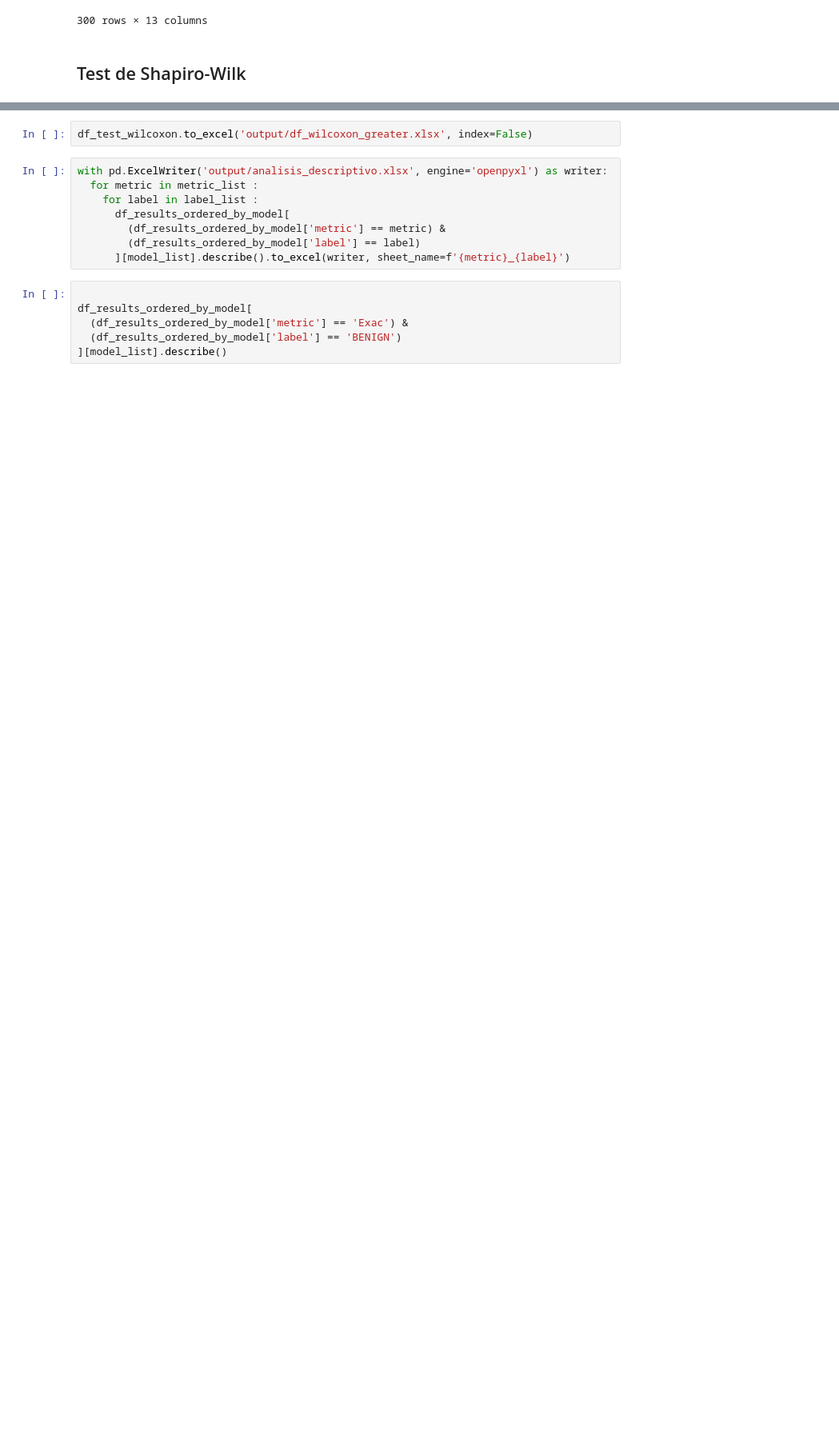
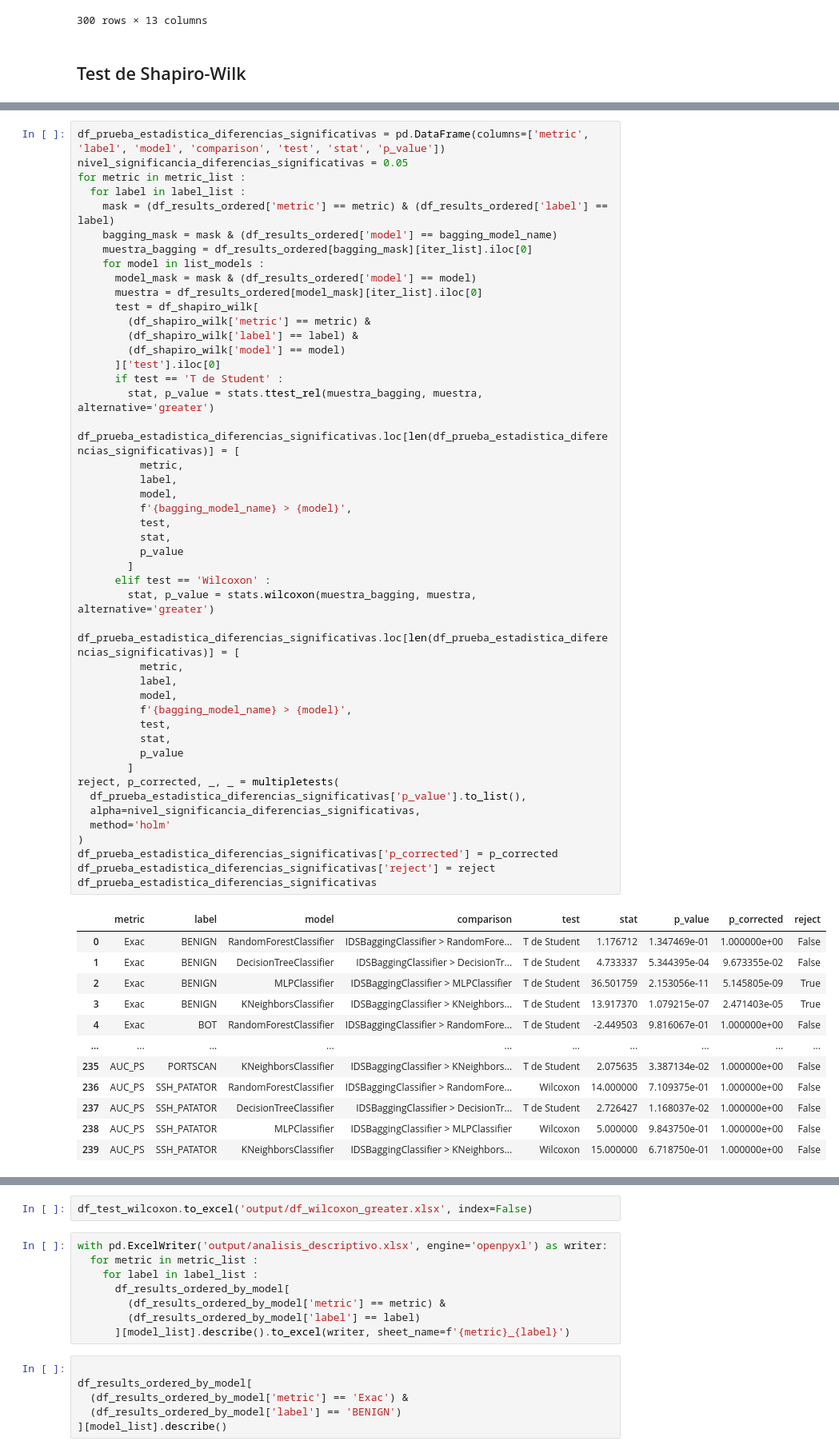
Before and after one commit to alanum9603/IDS_Thesis, a Jupyter notebook: 5_analisis_de_resultados/results_analysis.ipynb, the cells around one changed output, grey strips where cells are left out. Shown at 80% size. Cells and saved outputs as stored; diff of their text form; blank space fills up the shorter version.

```diff
--- a/5_analisis_de_resultados/results_analysis.ipynb
+++ b/5_analisis_de_resultados/results_analysis.ipynb
@@ -243,0 +379,59 @@ df_results_ordered
+# %%
+df_prueba_estadistica_diferencias_significativas = pd.DataFrame(columns=['metric', 'label', 'model', 'comparison', 'test', 'stat', 'p_value'])
+nivel_significancia_diferencias_significativas = 0.05
+for metric in metric_list :
+  for label in label_list :
+    mask = (df_results_ordered['metric'] == metric) & (df_results_ordered['label'] == label)
+    bagging_mask = mask & (df_results_ordered['model'] == bagging_model_name)
+    muestra_bagging = df_results_ordered[bagging_mask][iter_list].iloc[0]
+    for model in list_models :
+      model_mask = mask & (df_results_ordered['model'] == model)
+      muestra = df_results_ordered[model_mask][iter_list].iloc[0]
+      test = df_shapiro_wilk[
+        (df_shapiro_wilk['metric'] == metric) &
+        (df_shapiro_wilk['label'] == label) &
+        (df_shapiro_wilk['model'] == model)
+      ]['test'].iloc[0]
+      if test == 'T de Student' :
+        stat, p_value = stats.ttest_rel(muestra_bagging, muestra, alternative='greater')
+        df_prueba_estadistica_diferencias_significativas.loc[len(df_prueba_estadistica_diferencias_significativas)] = [
+          metric,
+          label,
+          model,
+          f'{bagging_model_name} > {model}',
+          test,
+          stat,
+          p_value
+        ]
+      elif test == 'Wilcoxon' :
+        stat, p_value = stats.wilcoxon(muestra_bagging, muestra, alternative='greater')
+        df_prueba_estadistica_diferencias_significativas.loc[len(df_prueba_estadistica_diferencias_significativas)] = [
+          metric,
+          label,
+          model,
+          f'{bagging_model_name} > {model}',
+          test,
+          stat,
+          p_value
+        ]
+reject, p_corrected, _, _ = multipletests(
+  df_prueba_estadistica_diferencias_significativas['p_value'].to_list(),
+  alpha=nivel_significancia_diferencias_significativas,
+  method='holm'
+)
+df_prueba_estadistica_diferencias_significativas['p_corrected'] = p_corrected
+df_prueba_estadistica_diferencias_significativas['reject'] = reject
+df_prueba_estadistica_diferencias_significativas
+# %% [output]
+|  | metric | label | model | comparison | test | stat | p_value | p_corrected | reject |
+| 0 | Exac | BENIGN | RandomForestClassifier | IDSBaggingClassifier > RandomFore... | T de Student | 1.176712 | 1.347469e-01 | 1.000000e+00 | False |
+| 1 | Exac | BENIGN | DecisionTreeClassifier | IDSBaggingClassifier > DecisionTr... | T de Student | 4.733337 | 5.344395e-04 | 9.673355e-02 | False |
+| 2 | Exac | BENIGN | MLPClassifier | IDSBaggingClassifier > MLPClassifier | T de Student | 36.501759 | 2.153056e-11 | 5.145805e-09 | True |
+| 3 | Exac | BENIGN | KNeighborsClassifier | IDSBaggingClassifier > KNeighbors... | T de Student | 13.917370 | 1.079215e-07 | 2.471403e-05 | True |
+| 4 | Exac | BOT | RandomForestClassifier | IDSBaggingClassifier > RandomFore... | T de Student | -2.449503 | 9.816067e-01 | 1.000000e+00 | False |
+| ... | ... | ... | ... | ... | ... | ... | ... | ... | ... |
+| 235 | AUC_PS | PORTSCAN | KNeighborsClassifier | IDSBaggingClassifier > KNeighbors... | T de Student | 2.075635 | 3.387134e-02 | 1.000000e+00 | False |
+| 236 | AUC_PS | SSH_PATATOR | RandomForestClassifier | IDSBaggingClassifier > RandomFore... | Wilcoxon | 14.000000 | 7.109375e-01 | 1.000000e+00 | False |
+| 237 | AUC_PS | SSH_PATATOR | DecisionTreeClassifier | IDSBaggingClassifier > DecisionTr... | T de Student | 2.726427 | 1.168037e-02 | 1.000000e+00 | False |
+| 238 | AUC_PS | SSH_PATATOR | MLPClassifier | IDSBaggingClassifier > MLPClassifier | Wilcoxon | 5.000000 | 9.843750e-01 | 1.000000e+00 | False |
+| 239 | AUC_PS | SSH_PATATOR | KNeighborsClassifier | IDSBaggingClassifier > KNeighbors... | Wilcoxon | 15.000000 | 6.718750e-01 | 1.000000e+00 | False |
```
Also changed, not shown: parts of 12 cells of this notebook, 3 other files.
